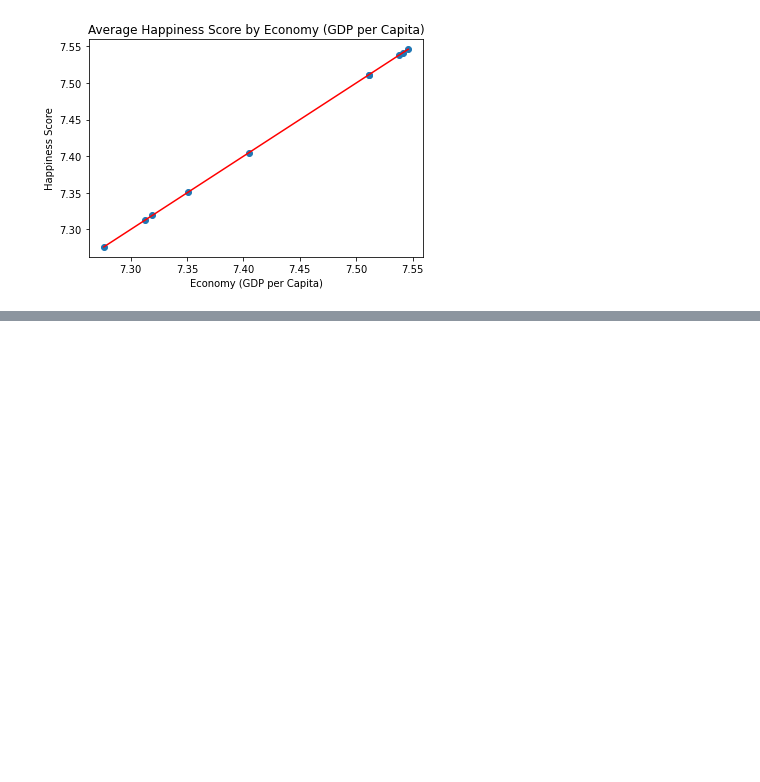
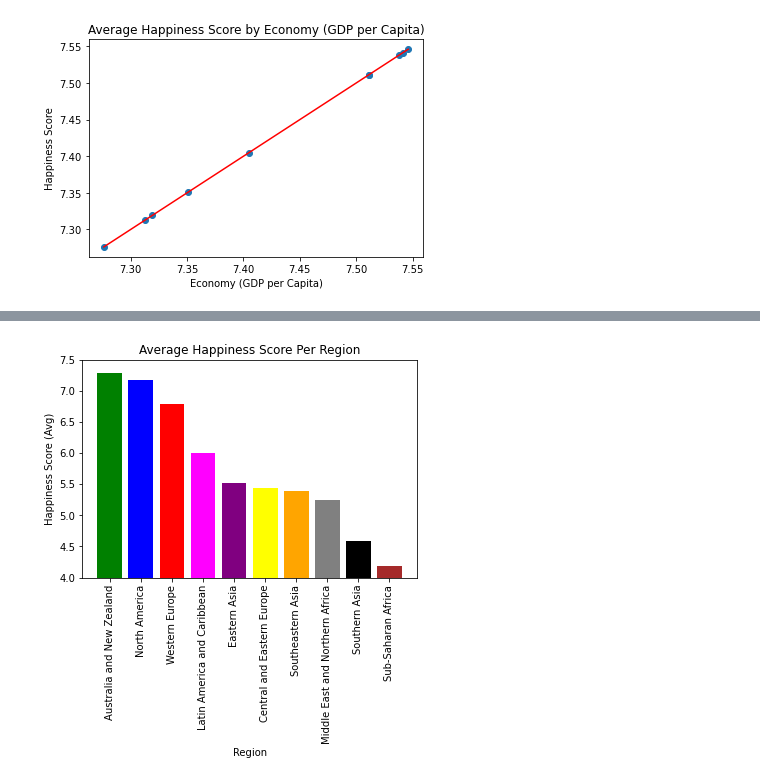
Before and after one commit to Alvin1359/world-happiness-report, a Jupyter notebook: WHA_Country.ipynb, the cells around one changed output, grey strips where cells are left out. Saved outputs shown, nothing was run; the diff lists cells and outputs as text; code cells hidden in the pictures; blank space fills up the shorter version.

```diff
--- a/WHA_Country.ipynb
+++ b/WHA_Country.ipynb
@@ -915,0 +960,17 @@ The r-value is: 1.0
+# %%
+# Summary of Happiness per year
+Happiness_df = data[["Country", "Region", "Happiness Score 2015", "Happiness Score 2016", "Happiness Score 2017", "Happiness Score 2018", "Happiness Score 2019"]]
+Happiness_df = Happiness_df.groupby("Region")
+Happiness_df.mean()
+
+#Find the averages of the data
+Happ_df = Happiness_df.mean().reset_index()
+Happ_df["Happiness Average"] = Happ_df.mean(axis=1)
+Happ_df
+
+# Filter the DataFrame down only to those columns to chart
+Happiness_plot = Happ_df[["Region", "Happiness Average"]]
+
+# Set the index to be "Region" so they will be used as labels
+Happiness_plot = Happiness_plot.set_index("Region")
+Happiness_plot.head(10)
@@ -915,0 +990,4 @@ The r-value is: 1.0
+# %%
+dp=Happiness_plot.reset_index()
+dp.sort_values(by=['Happiness Average'], inplace=True, ascending=False)
+dp
@@ -915,0 +1006,22 @@ The r-value is: 1.0
+# %%
+labels = dp["Region"]
+values = dp["Happiness Average"]
+
+# Change the bar colors here
+plt.bar(labels, values, color=['green', 'blue', 'red', 'magenta', 'purple', 'yellow', 'orange','grey','black','brown'])
+
+plt.xticks(rotation=90)
+
+plt.ylim(4, 7.5)
+
+plt.title("Average Happiness Score Per Region")
+plt.ylabel('Happiness Score (Avg)')
+plt.xlabel('Region')
+
+# Save and Show plot
+#plt.tight_layout()
+#plt.savefig("Images/AverageHappiness_Region.png")
+plt.savefig("Images/AverageHappiness_Region.png", bbox_inches="tight")
+plt.show()
+# %% [output]
+[figure, added]
```
Also changed, not shown: parts of 7 cells of this notebook, 4 other files.
